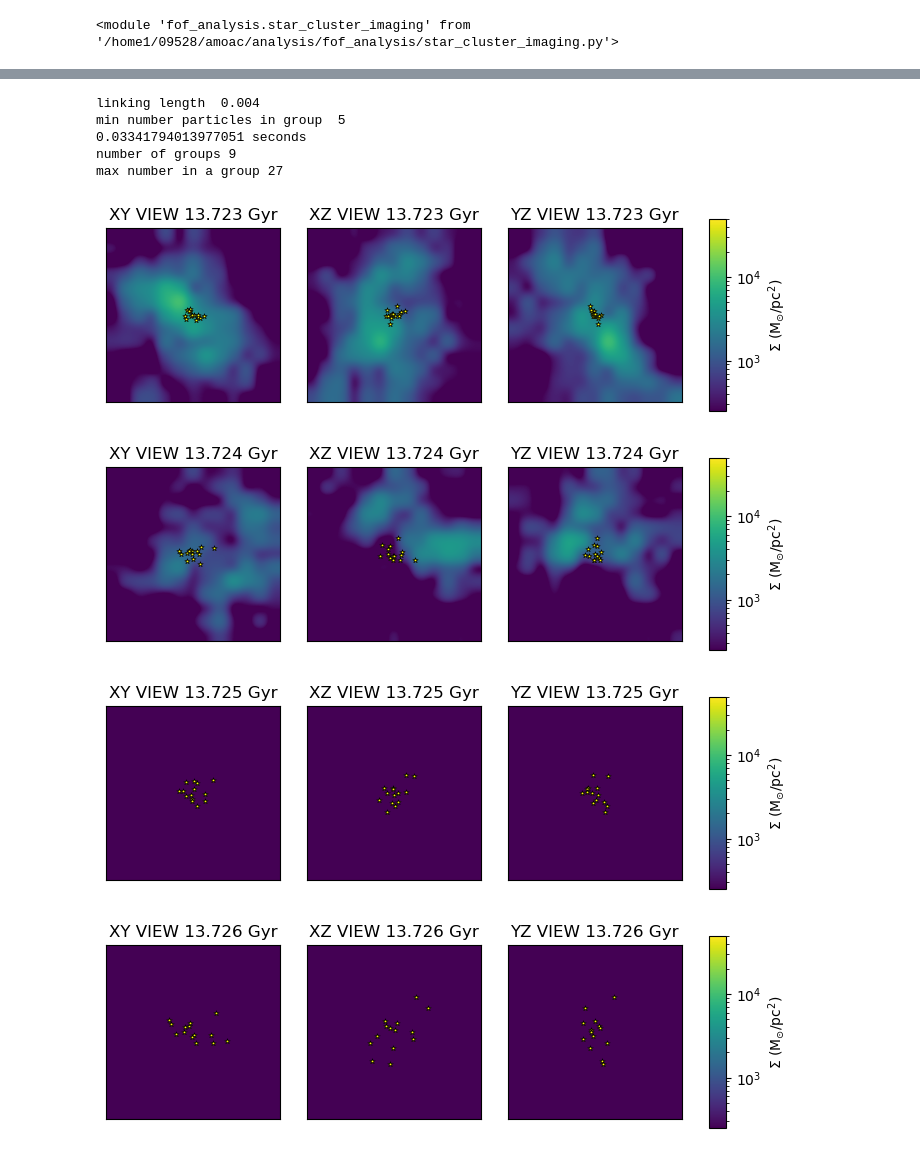
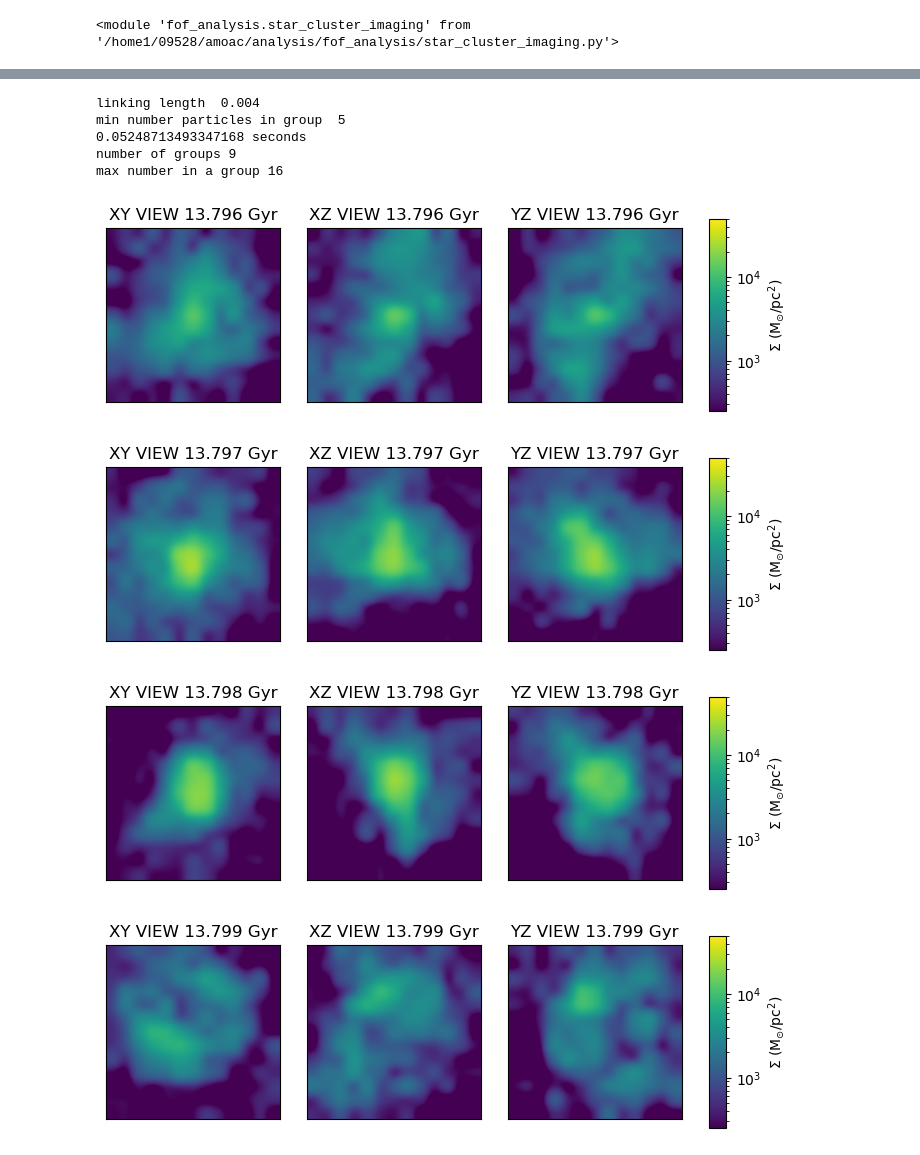
Before and after one commit to Amoac/star-cluster-imaging, a Jupyter notebook: Testing_one_snap_funct.ipynb, the cells around one changed output, grey strips where cells are left out. Cells and saved outputs as stored; diff of their text form; code cells hidden in the pictures.

```diff
--- a/Testing_one_snap_funct.ipynb
+++ b/Testing_one_snap_funct.ipynb
@@ -32,7 +34,7 @@ softening   = 4. #res 7100
 simname     = 'm12i_res7100'
 simdir      = '/scratch/07428/binod/GalaxiesOnFIRE/cr_suite/m12i_r7100/mhdcv/1Myr/fire2/'
 # %%
-snaps = [621,622,623,624] #set snaps to an arrange of values, goes from 621 to but not including 624 going up by 1
+snaps = [693,694,695,696] #set snaps to an arrange of values, goes from 621 to but not including 624 going up by 1
 # %%
 reload(star_cluster_imaging)
 # %% [output]
@@ -67,14 +69,14 @@ for snapshot in snaps:
   host1 M_90 = 6.2e+10 Msun
 # %%
 # Process the snapshots to get initial cluster information
-cluster_select = 1
-first_snapshot_data = star_cluster_imaging.process_first_snapshot(gas_star_properties_data[snaps[0]],age_cut_Myr=2, age_cut_Min_Myr=1, cluster_select = cluster_select )
+cluster_select = 0
+first_snapshot_data = star_cluster_imaging.process_first_snapshot(gas_star_properties_data[snaps[0]],age_cut_Myr=2, age_cut_Min_Myr=0, cluster_select = cluster_select )
 # %% [output]
 linking length  0.004
 min number particles in group  5
-0.03341794013977051 seconds
+0.05248713493347168 seconds
 number of groups 9
-max number in a group 27
+max number in a group 16
 # %%
 import matplotlib.pyplot as plt
 import matplotlib.gridspec as gridspec
@@ -164,8 +166,9 @@ for index in range(len(snaps)):
     #ax0.scatter(gas_star_coordinates['g_xs'],gas_star_coordinates['g_ys'],edgecolors='red', facecolors='red', s = 10)
 
     # Plot the stars
-    #ax0.scatter(gas_star_coordinates['s_xs'],gas_star_coordinates['s_ys'], s=15, marker='*',  edgecolors='black', facecolors='yellow', linewidth=0.5) #All nearby stars without filter
+
     ax0.imshow(vel_array_xy.T / ((res_xy * 1000.) ** 2), interpolation='gaussian', norm=norm1, extent=extent_xy, origin='lower')
+    #ax0.scatter(gs['x'],gs['y'], s=15, marker='*',  edgecolors='black', facecolors='yellow', linewidth=0.5) #All nearby stars without filter
     ax0.scatter(x_cluster, y_cluster, s=15, marker='*', edgecolors='black', facecolors='yellow', linewidth=0.5)
     ax0.get_xaxis().set_visible(False)
     ax0.get_yaxis().set_visible(False)
@@ -175,7 +178,8 @@ for index in range(len(snaps)):
     ax0.set_ylabel('Y')
 
     ax1.imshow(vel_array_xz.T / ((res_xz * 1000.) ** 2), interpolation='gaussian', norm=norm1, extent=extent_xz, origin='lower')
-    ax1.scatter(x_cluster, z_cluster, s=15, marker='*', edgecolors='black', facecolors='yellow', linewidth=0.5)
+    #ax1.scatter(x_cluster, z_cluster, s=15, marker='*', edgecolors='black', facecolors='yellow', linewidth=0.5)
+    ax1.scatter(gs['x'],gs['z'], s=15, marker='*',  edgecolors='black', facecolors='yellow', linewidth=0.5) #All nearby stars without filter
     ax1.get_xaxis().set_visible(False)
     ax1.get_yaxis().set_visible(False)
     ax1.set_xlim(xcm1 - kpc_width, xcm1 + kpc_width)
@@ -184,36 +188,37 @@ for index in range(len(snaps)):
     ax1.set_ylabel('Y')
 
     ax2.imshow(vel_array_yz.T / ((res_yz * 1000.) ** 2), interpolation='gaussian', norm=norm1, extent=extent_yz, origin='lower')
-    ax2.scatter(y_cluster, z_cluster, s=15, marker='*', edgecolors='black', facecolors='yellow', linewidth=0.5)
+    #ax2.scatter(y_cluster, z_cluster, s=15, marker='*', edgecolors='black', facecolors='yellow', linewidth=0.5)
+    ax2.scatter(gs['y'],gs['z'], s=15, marker='*',  edgecolors='black', facecolors='yellow', linewidth=0.5) #All nearby stars without filter
     ax2.get_xaxis().set_visible(False)
     ax2.get_yaxis().set_visible(False)
     ax2.set_xlim(ycm1 - kpc_width, ycm1 + kpc_width)
     ax2.set_ylim(zcm1 - kpc_width, zcm1 + kpc_width)
     ax2.set_xlabel('X')
     ax2.set_ylabel('Y')
 
     #reading in snapshot_times.txt file to get snapshot numbers and times
     # columns are: snapshot scale-factor redshift time[Gyr] time_width[Myr]
     snapshot_times = simdir +'/snapshot_times.txt'
     snapnumber = snaps[index] #the particular snapshot we're looking at right now
 
     snaptime_data = np.genfromtxt(snapshot_times, usecols=(0,3), skip_header=4, dtype=float) #the first and fourth columns are the only ones we need
     snaps1 = np.array(snaptime_data[:,0]) #col1 = first column saved from text file
     times = np.array(snaptime_data[:,1]) #col4 = second column saved
 
     snaptime = times[np.where(snaps1 == snapnumber)][0] #time of snapshot in Gyr
     #print(f'{snaptime:.3f}') #this format saves 3 places after the decimal
     title = f'{snaptime:.3f}' + ' Gyr'
     ax0.set_title(f'XY VIEW {title}')
     ax1.set_title(f'XZ VIEW {title}')
     ax2.set_title(f'YZ VIEW {title}')
 
     # Save or display the figure
     #plt.savefig(f'andrew_gmc_cluster_{snapshot}.pdf', bbox_inches='tight')
     plt.show()
     plt.close(fig)
 # %% [output]
-[figure, old version]
+[figure, new version]
-[figure, old version]
+[figure, new version]
-[figure, old version]
+[figure, new version]
-[figure, old version]
+[figure, new version]
```
Also changed, not shown: parts of 3 cells of this notebook, 1 other file.
